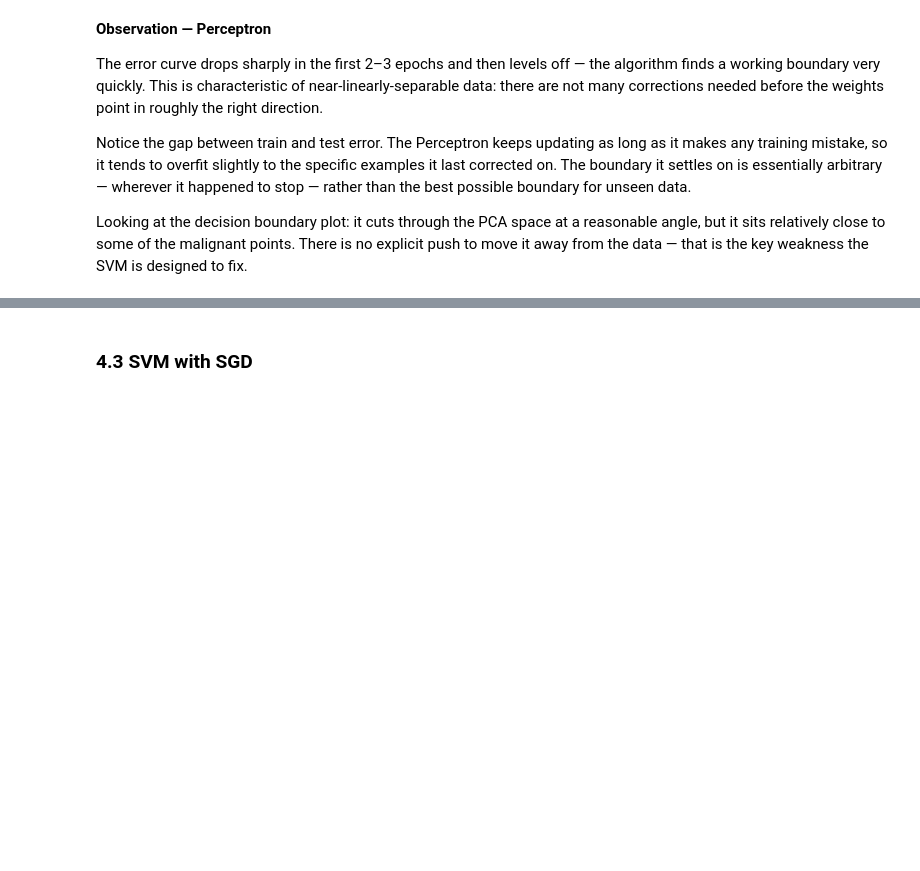
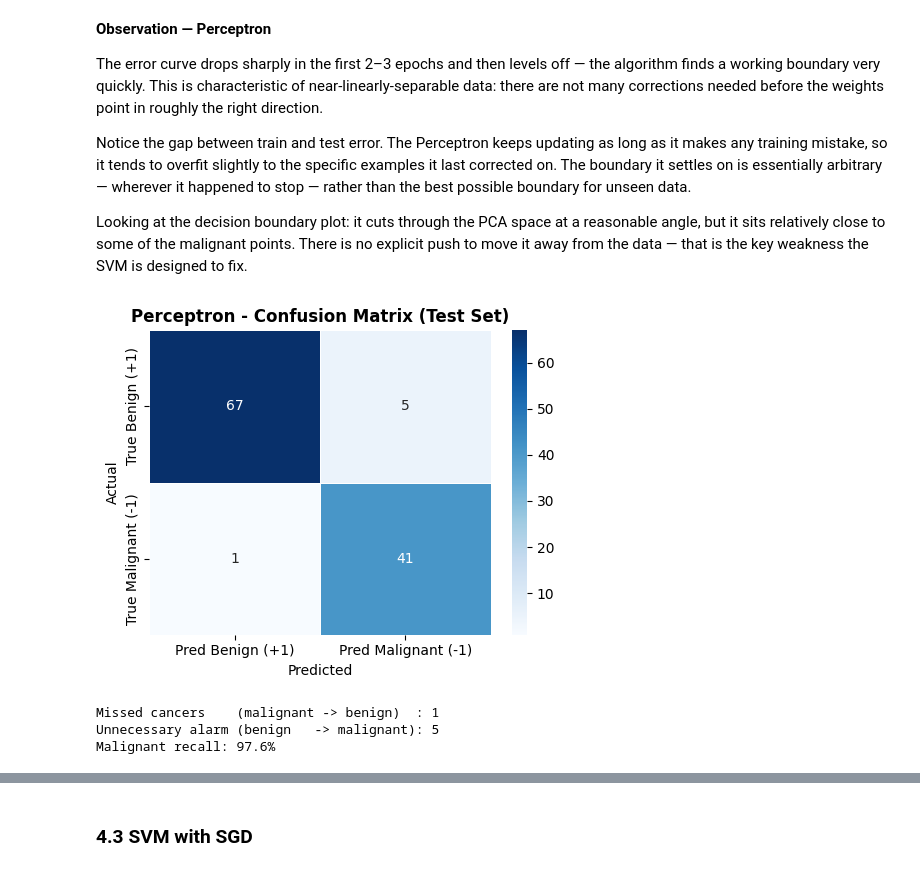
Before and after one commit to Prashan7h/ml-algorithms, a Jupyter notebook: notebooks/01_linear_classifier_perceptron.ipynb, the cells around one changed output, grey strips where cells are left out. Drawn from its saved outputs; the diff is of its cells as text; code cells hidden in the pictures; blank space fills up the shorter version.

```diff
--- a/notebooks/01_linear_classifier_perceptron.ipynb
+++ b/notebooks/01_linear_classifier_perceptron.ipynb
@@ -225,3 +367,29 @@ The error curve drops sharply in the first 2–3 epochs and then levels off —
 Notice the gap between train and test error. The Perceptron keeps updating as long as it makes any training mistake, so it tends to overfit slightly to the specific examples it last corrected on. The boundary it settles on is essentially arbitrary — wherever it happened to stop — rather than the best possible boundary for unseen data.
 
 Looking at the decision boundary plot: it cuts through the PCA space at a reasonable angle, but it sits relatively close to some of the malignant points. There is no explicit push to move it away from the data — that is the key weakness the SVM is designed to fix.
+# %%
+from sklearn.metrics import confusion_matrix
+import seaborn as sns
+
+y_pred_p = linear_classifier(X_test, theta_p, theta0_p).astype(int)
+cm_p = confusion_matrix(y_test, y_pred_p, labels=[1, -1])
+
+fig, ax = plt.subplots(figsize=(5, 4))
+sns.heatmap(cm_p, annot=True, fmt='d', cmap='Blues',
+            xticklabels=['Pred Benign (+1)', 'Pred Malignant (-1)'],
+            yticklabels=['True Benign (+1)', 'True Malignant (-1)'],
+            ax=ax, linewidths=0.5)
+ax.set_title('Perceptron - Confusion Matrix (Test Set)', fontsize=12, fontweight='bold')
+ax.set_ylabel('Actual'); ax.set_xlabel('Predicted')
+plt.tight_layout(); plt.show()
+
+fn_p = cm_p[1, 0]
+fp_p = cm_p[0, 1]
+print(f'Missed cancers    (malignant -> benign)  : {fn_p}')
+print(f'Unnecessary alarm (benign   -> malignant): {fp_p}')
+print(f'Malignant recall: {cm_p[1,1] / cm_p[1].sum():.1%}')
+# %% [output]
+[figure, added]
+Missed cancers    (malignant -> benign)  : 1
+Unnecessary alarm (benign   -> malignant): 5
+Malignant recall: 97.6%
```
Also changed, not shown: parts of 13 cells of this notebook.
